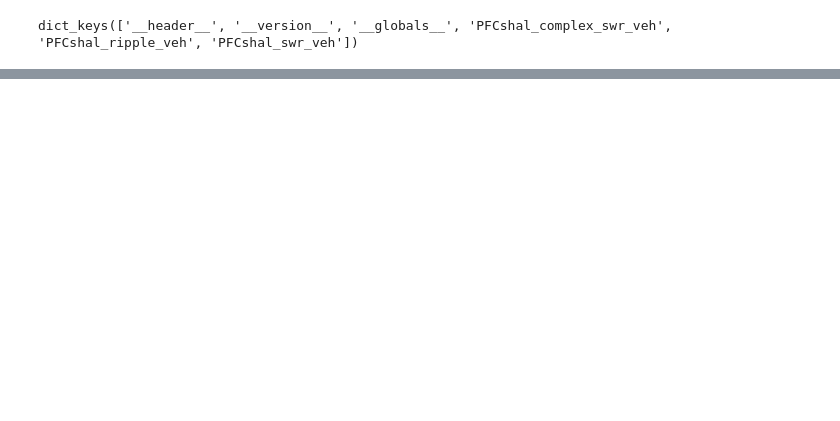
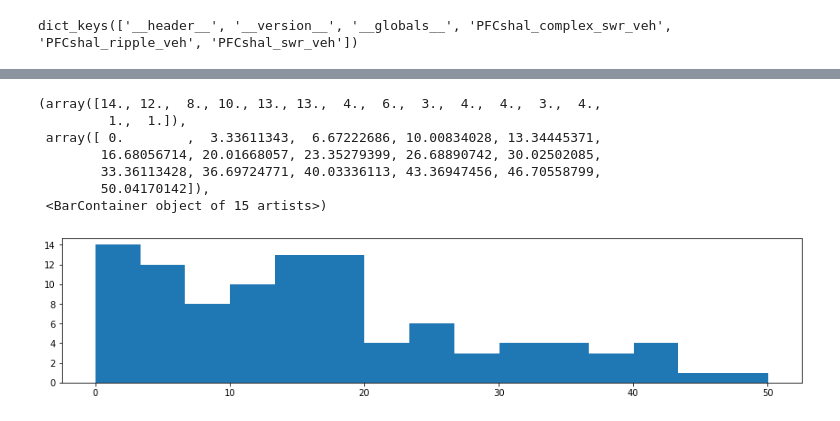
Before and after one commit to genzellab/ripple-classifier, a Jupyter notebook: plots.ipynb, the cells around one changed output, grey strips where cells are left out. Cells and saved outputs as stored; diff of their text form; code cells hidden in the pictures; blank space fills up the shorter version.

```diff
--- a/plots.ipynb
+++ b/plots.ipynb
@@ -187,0 +223,20 @@ array([600.        , 300.        , 200.        , 150.        ,
+# %%
+#pandas configure max display rows
+pd.set_option('display.max_rows', None)
+
+df =pd.DataFrame([f_values,fft_power]).T
+df.columns = ['f_values','fft_power']
+df.sort_values(by='fft_power', ascending=False, inplace=True)
+df = df.head(100)
+#plot histogram with first 100 fft power values
+fig, ax = plt.subplots(figsize=(15, 3))
+ax.hist(df['f_values'], bins=15, density=False, label='FFT Power Spectrum')
+# %% [output]
+(array([14., 12.,  8., 10., 13., 13.,  4.,  6.,  3.,  4.,  4.,  3.,  4.,
+         1.,  1.]),
+ array([ 0.        ,  3.33611343,  6.67222686, 10.00834028, 13.34445371,
+        16.68056714, 20.01668057, 23.35279399, 26.68890742, 30.02502085,
+        33.36113428, 36.69724771, 40.03336113, 43.36947456, 46.70558799,
+        50.04170142]),
+ <BarContainer object of 15 artists>)
+[figure, added]
```
Also changed, not shown: parts of 6 cells of this notebook, 1 other file.
